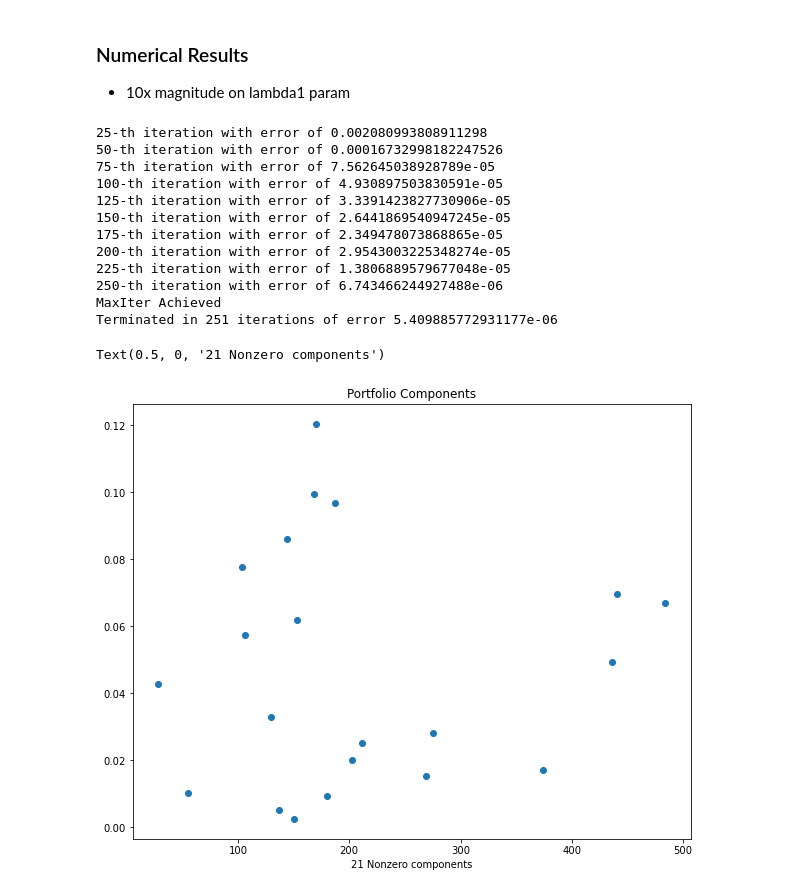
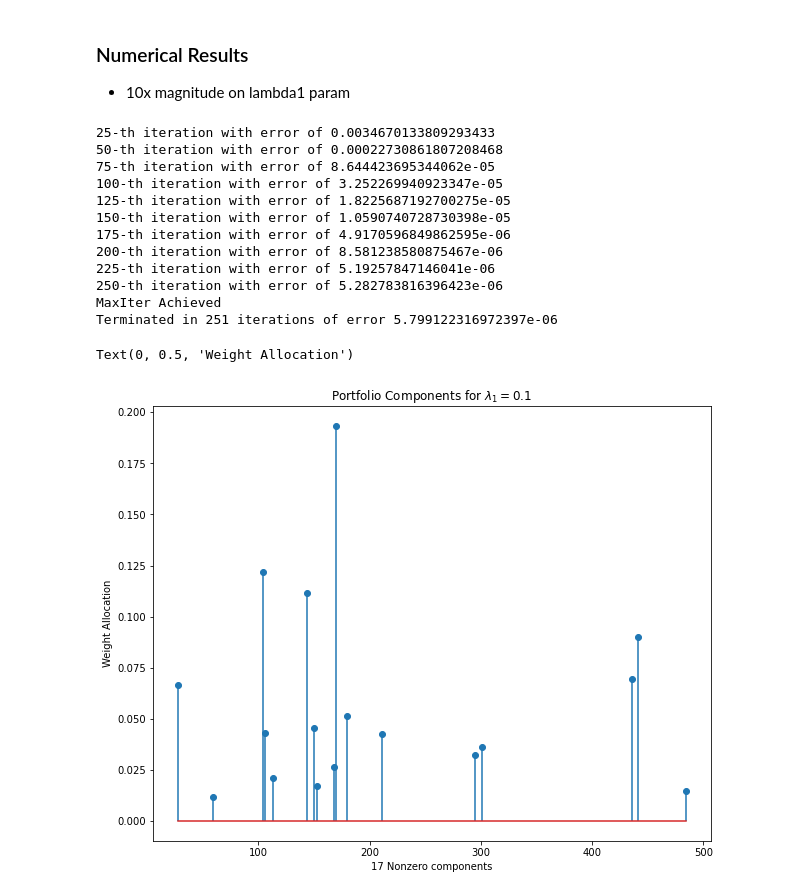
Before and after one commit to jasonbohne123/Split_Bregman_MPT, a Jupyter notebook: Split_Bregman_Portfolio.ipynb, the cells around one changed output. Drawn from its saved outputs; the diff is of its cells as text; code cells hidden in the pictures.

```diff
--- a/Split_Bregman_Portfolio.ipynb
+++ b/Split_Bregman_Portfolio.ipynb
@@ -17,7 +18,13 @@ equity_data=equity_data.drop(columns=['Date'])
 returns=equity_data/equity_data.shift(1)
 returns=returns.fillna(0)
 returns=returns.iloc[1:]
-returns
+frac=0.75
+cutoff=np.floor(frac*len(returns.index)).astype(int)
+
+returns_train=returns.iloc[:cutoff]
+returns_test=returns.iloc[cutoff:]
+
+returns_train
 # %% [output]
 |  | MMM | AOS | ABT | ABBV | ABMD | ACN | ATVI | ADM | ADBE | ADP | ... | ... |
 | Date |  |  |  |  |  |  |  |  |  |  |  | ... |
@@ -36,8 +43,8 @@ returns
 # %% [markdown]
 ### Computation of Naive mean and covariance estimation from sample
 # %%
-returns_mean=returns.mean()
-returns_cov=np.cov(returns.T)
+returns_mean=returns_train.mean()
+returns_cov=np.cov(returns_train.T)
 # %%
 fig,ax=plt.subplots(figsize=(12,10))
 bins=plt.hist(returns.mean(axis=1),bins=20)
@@ -131,36 +138,37 @@ def split_bregman(cov,mean,lambda1,beta=None,tol=1e-10,maxiter=100):
 
     unit_w=w/np.linalg.norm(w,ord=1)
     print(f"Terminated in {i} iterations of error {error}")
-    return np.round(unit_w,4)
+    return np.round(unit_w,4),error
 # %% [markdown]
 ### Numerical Results
 
 - 10x magnitude on lambda1 param
 # %%
 lambda1=0.1
-w=split_bregman(returns_mean,returns_cov,lambda1=lambda1,tol=1e-8,maxiter=250)
+w1,error1=split_bregman(returns_mean,returns_cov,lambda1=lambda1,tol=1e-8,maxiter=250)
 # %% [output]
-25-th iteration with error of 0.002080993808911298
-50-th iteration with error of 0.00016732998182247526
-75-th iteration with error of 7.562645038928789e-05
-100-th iteration with error of 4.930897503830591e-05
-125-th iteration with error of 3.3391423827730906e-05
-150-th iteration with error of 2.6441869540947245e-05
-175-th iteration with error of 2.349478073868865e-05
-200-th iteration with error of 2.9543003225348274e-05
-225-th iteration with error of 1.3806889579677048e-05
-250-th iteration with error of 6.743466244927488e-06
+25-th iteration with error of 0.0034670133809293433
+50-th iteration with error of 0.00022730861807208468
+75-th iteration with error of 8.644423695344062e-05
+100-th iteration with error of 3.252269940923347e-05
+125-th iteration with error of 1.8225687192700275e-05
+150-th iteration with error of 1.0590740728730398e-05
+175-th iteration with error of 4.9170596849862595e-06
+200-th iteration with error of 8.581238580875467e-06
+225-th iteration with error of 5.19257847146041e-06
+250-th iteration with error of 5.282783816396423e-06
 MaxIter Achieved
-Terminated in 251 iterations of error 5.409885772931177e-06
+Terminated in 251 iterations of error 5.799122316972397e-06
 # %%
-nonzero_w=np.where(w>0)[0]
+nonzero_w1=np.where(w1>0)[0]
 
 fig,ax=plt.subplots(figsize=(10,8))
-plt.title("Portfolio Components")
-plt.scatter(nonzero_w,w[nonzero_w])
-plt.xlabel(f"{len(nonzero_w)} Nonzero components")
+plt.title("Portfolio Components for $\lambda_1=0.1$")
+ax.stem(nonzero_w1,w1[nonzero_w1])
+plt.xlabel(f"{len(nonzero_w1)} Nonzero components")
+plt.ylabel("Weight Allocation")
 # %% [output]
-Text(0.5, 0, '21 Nonzero components')
+Text(0, 0.5, 'Weight Allocation')
-[figure, old version]
+[figure, new version]
 # %%
 lambda1=1
```
Also changed, not shown: parts of 13 cells of this notebook.
